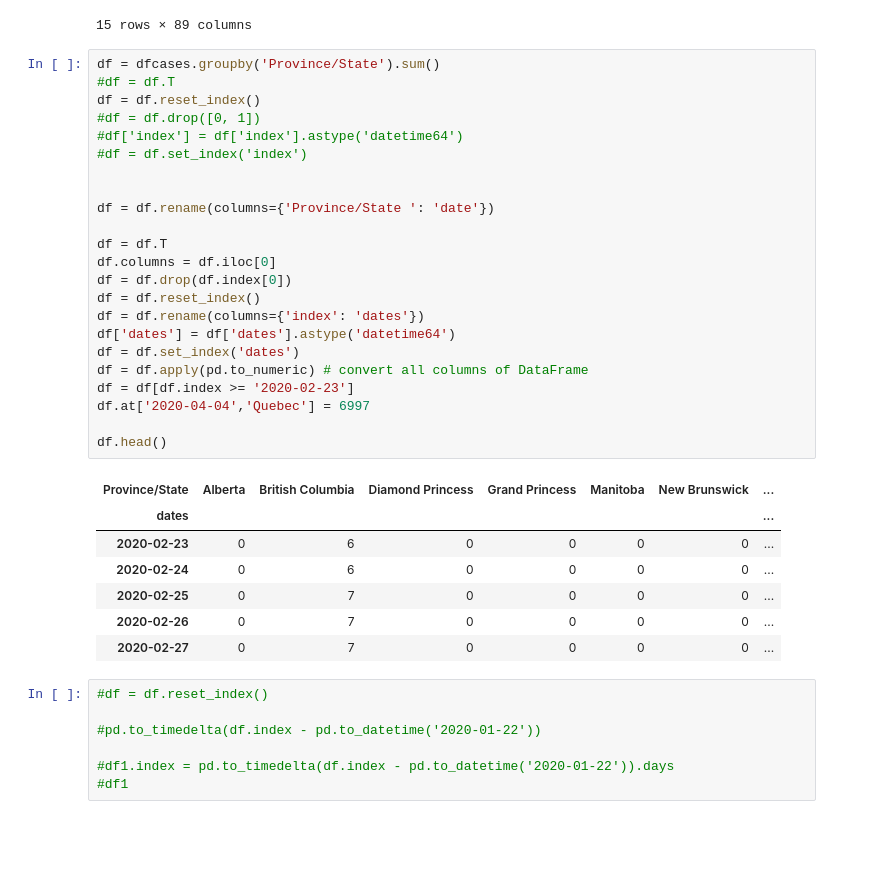
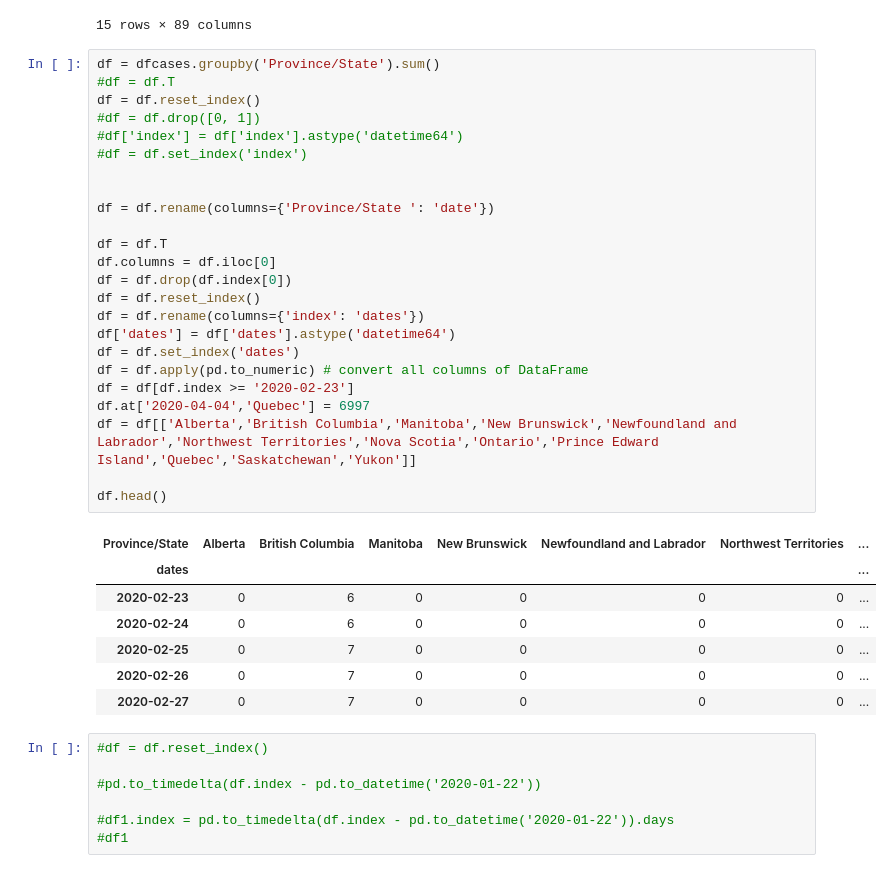
Before and after one commit to minix1234/minix1234.github.io, a Jupyter notebook: pelican/notebooks/Provincal.ipynb, the cells around one changed output. Cells and saved outputs as stored; diff of their text form; blank space fills up the shorter version.

```diff
--- a/pelican/notebooks/Provincal.ipynb
+++ b/pelican/notebooks/Provincal.ipynb
@@ -34,28 +34,29 @@ dfcases
 # %%
 df = dfcases.groupby('Province/State').sum()
 #df = df.T
 df = df.reset_index()
 #df = df.drop([0, 1])
 #df['index'] = df['index'].astype('datetime64')
 #df = df.set_index('index')
 
 
 df = df.rename(columns={'Province/State ': 'date'})
 
 df = df.T
 df.columns = df.iloc[0]
 df = df.drop(df.index[0])
 df = df.reset_index()
 df = df.rename(columns={'index': 'dates'})
 df['dates'] = df['dates'].astype('datetime64')
 df = df.set_index('dates')
 df = df.apply(pd.to_numeric) # convert all columns of DataFrame
 df = df[df.index >= '2020-02-23']
 df.at['2020-04-04','Quebec'] = 6997
+df = df[['Alberta','British Columbia','Manitoba','New Brunswick','Newfoundland and Labrador','Northwest Territories','Nova Scotia','Ontario','Prince Edward Island','Quebec','Saskatchewan','Yukon']]
 
 df.head()
 # %% [output]
-| Province/State | Alberta | British Columbia | Diamond Princess | Grand Princess | Manitoba | New Brunswick | ... |
+| Province/State | Alberta | British Columbia | Manitoba | New Brunswick | Newfoundland and Labrador | Northwest Territories | ... |
 | dates |  |  |  |  |  |  | ... |
 | 2020-02-23 | 0 | 6 | 0 | 0 | 0 | 0 | ... |
 | 2020-02-24 | 0 | 6 | 0 | 0 | 0 | 0 | ... |
```
Also changed, not shown: 1 other file.
